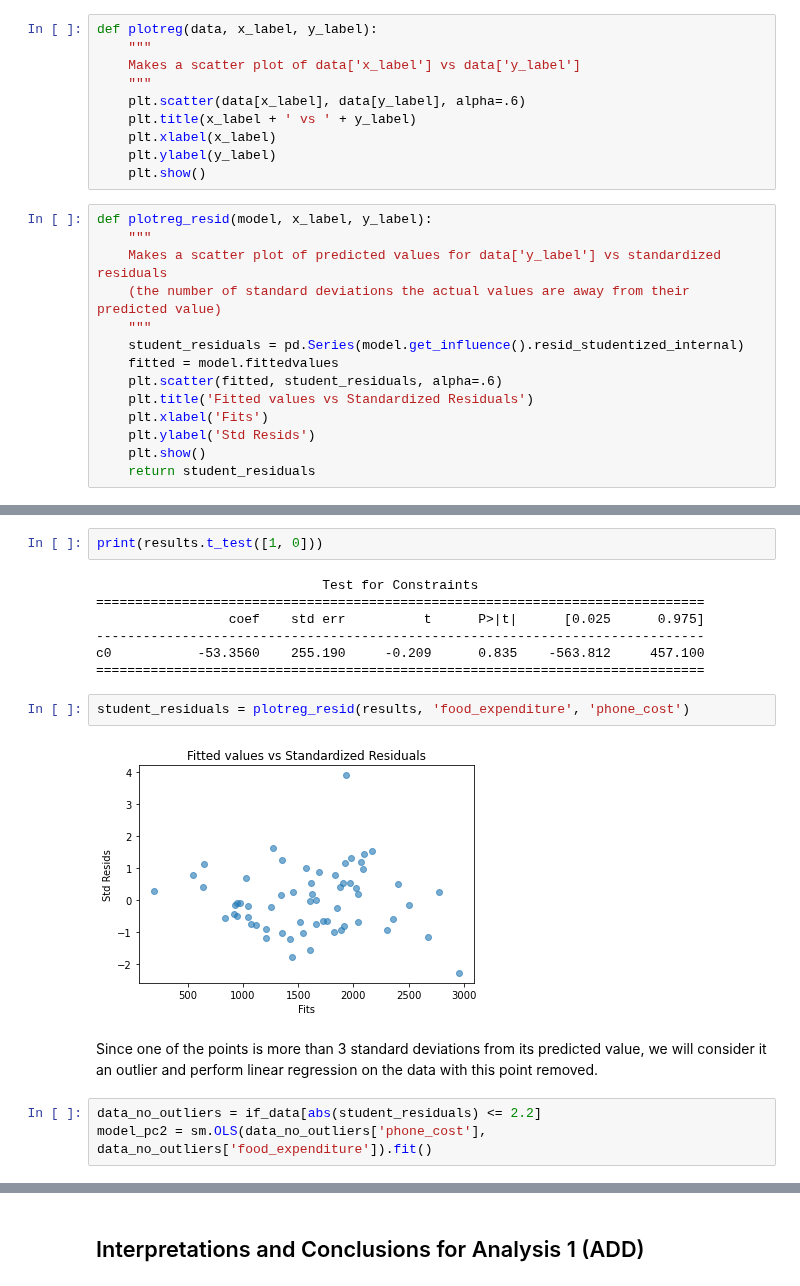
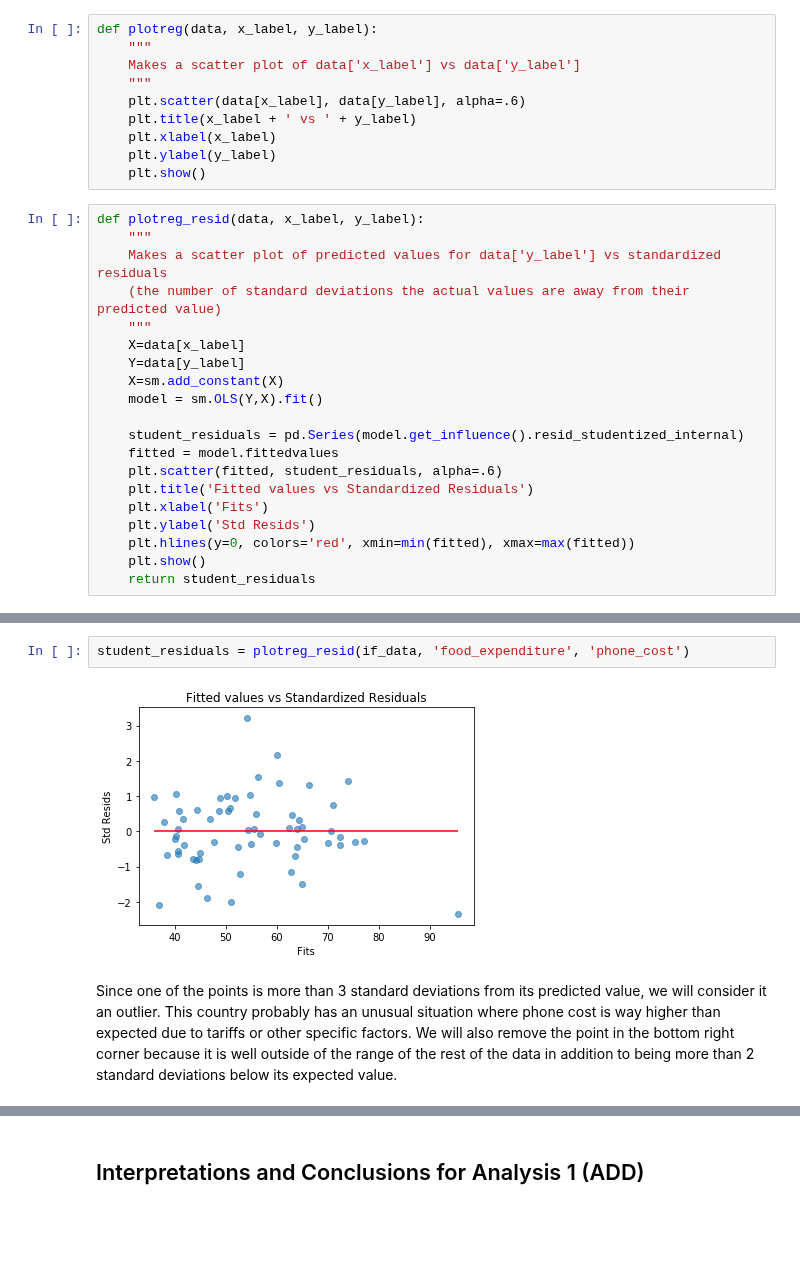
Before and after one commit to tklausner/info2950-project, a Jupyter notebook: Final_Report.ipynb, the cells around one changed output, grey strips where cells are left out. Drawn from its saved outputs; the diff is of its cells as text; blank space fills up the shorter version.

```diff
--- a/Final_Report.ipynb
+++ b/Final_Report.ipynb
@@ -165,17 +131,23 @@ def plotreg(data, x_label, y_label):
     plt.ylabel(y_label)
     plt.show()
 # %%
-def plotreg_resid(model, x_label, y_label):
+def plotreg_resid(data, x_label, y_label):
     """
     Makes a scatter plot of predicted values for data['y_label'] vs standardized residuals
     (the number of standard deviations the actual values are away from their predicted value)
     """
+    X=data[x_label]
+    Y=data[y_label]
+    X=sm.add_constant(X)
+    model = sm.OLS(Y,X).fit()
+
     student_residuals = pd.Series(model.get_influence().resid_studentized_internal)
     fitted = model.fittedvalues
     plt.scatter(fitted, student_residuals, alpha=.6)
     plt.title('Fitted values vs Standardized Residuals')
     plt.xlabel('Fits')
     plt.ylabel('Std Resids')
+    plt.hlines(y=0, colors='red', xmin=min(fitted), xmax=max(fitted))
     plt.show()
     return student_residuals
 # %%
@@ -199,18 +158,6 @@ dtype: float64
-# %%
-print(results.t_test([1, 0]))
-# %% [output]
-                             Test for Constraints
-==============================================================================
-                 coef    std err          t      P>|t|      [0.025      0.975]
-------------------------------------------------------------------------------
-c0           -53.3560    255.190     -0.209      0.835    -563.812     457.100
-==============================================================================
 # %%
-student_residuals = plotreg_resid(results, 'food_expenditure', 'phone_cost')
+student_residuals = plotreg_resid(if_data, 'food_expenditure', 'phone_cost')
 # %% [output]
-[figure, old version]
+[figure, new version]
-# %% [markdown]
-Since one of the points is more than 3 standard deviations from its predicted value, we will consider it an outlier and perform linear regression on the data with this point removed.
-# %%
-data_no_outliers = if_data[abs(student_residuals) <= 2.2]
-model_pc2 = sm.OLS(data_no_outliers['phone_cost'], data_no_outliers['food_expenditure']).fit()
+# %% [markdown]
+Since one of the points is more than 3 standard deviations from its predicted value, we will consider it an outlier. This country probably has an unusual situation where phone cost is way higher than expected due to tariffs or other specific factors. We will also remove the point in the bottom right corner because it is well outside of the range of the rest of the data in addition to being more than 2 standard deviations below its expected value.
```
Also changed, not shown: parts of 29 cells of this notebook.
